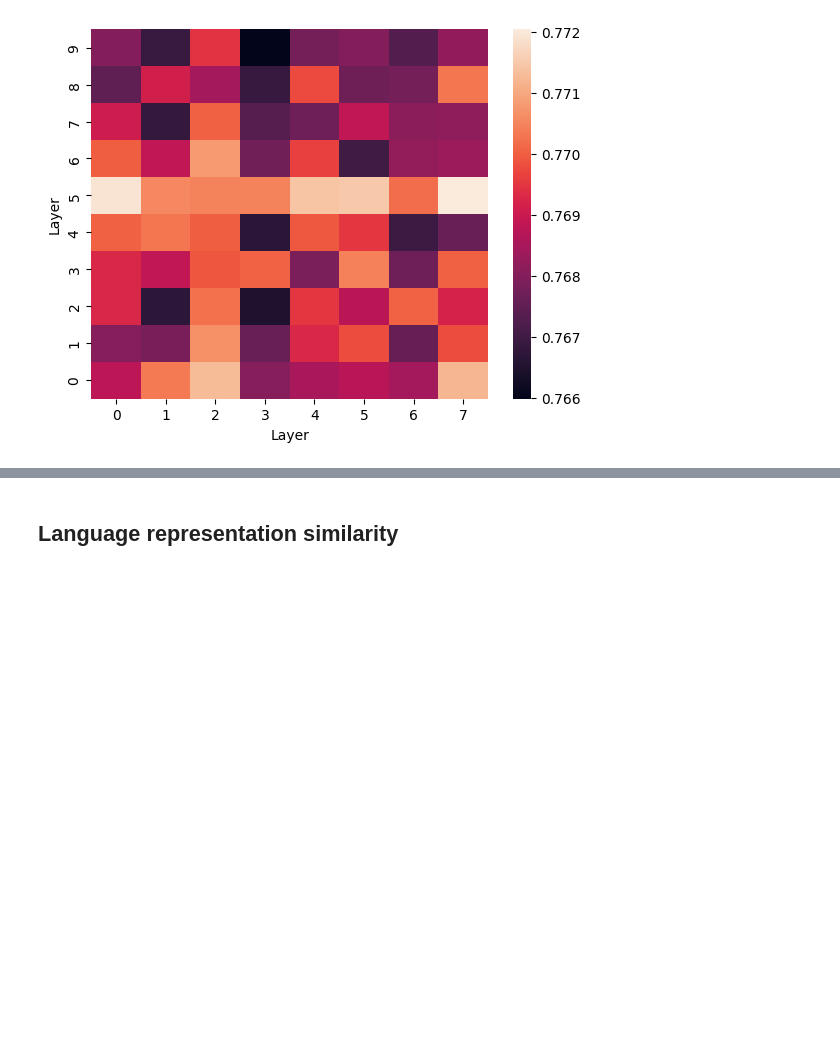
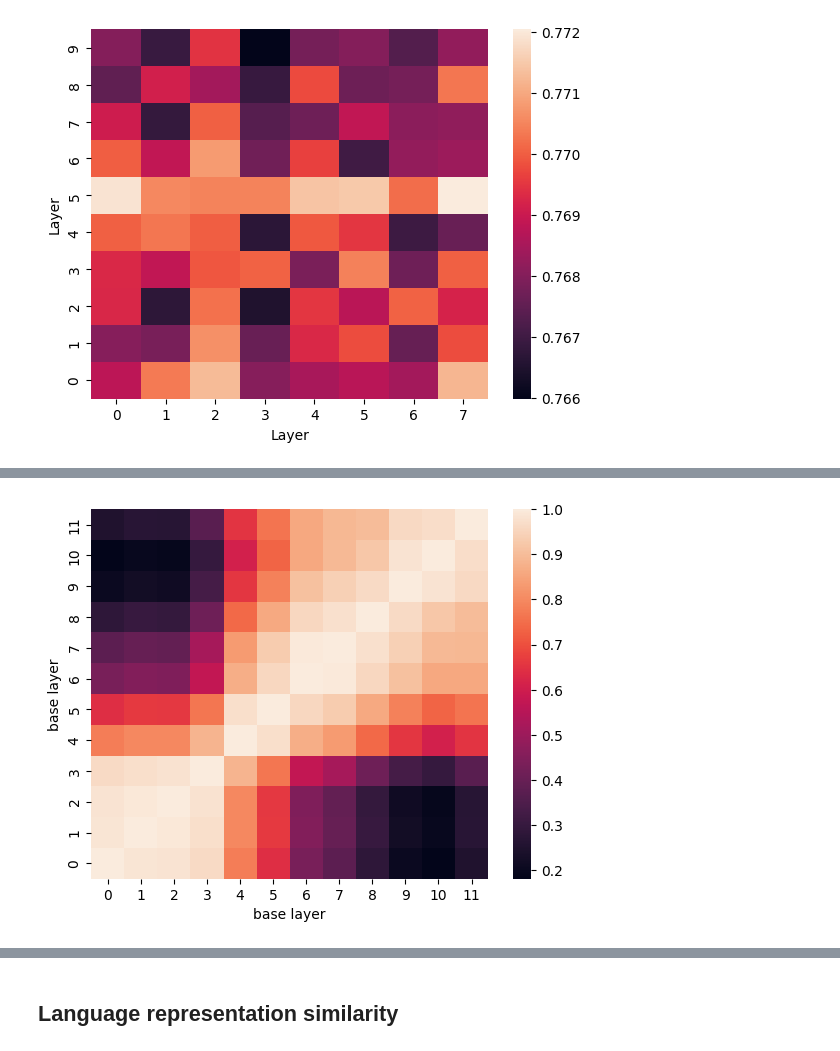
Before and after one commit to MaxBelitsky/cross-lingual-subnetworks, a Jupyter notebook: svcca.ipynb, the cells around one changed output, grey strips where cells are left out. Drawn from its saved outputs; the diff is of its cells as text; code cells hidden in the pictures; blank space fills up the shorter version.

Commit message:
feat: first analysis plots for cka

```diff
--- a/svcca.ipynb
+++ b/svcca.ipynb
@@ -39,8 +39,8 @@ import numpy as np
 # One has 8 layers and 300 dimensional encodings
 # The other has 10 layers and 300 dimensional encodings
 # Both evaluated on the same 1k examples
-repr1 = np.random.randn(8, 300, 1000)
-repr2 = np.random.randn(10, 300, 1000)
+repr1 = np.random.randn(8, 1000, 300)
+repr2 = np.random.randn(10, 1000, 300)
 # %%
 cka_results = dict()
 for i, layer_reprs1 in enumerate(repr1):
@@ -63,0 +71,33 @@ ax.set(xlabel="Layer", ylabel="Layer")
+# %%
+import torch
+en_xlmr_base = torch.load("data/encodings/xlmr_base/en.pt")
+en_xlmr_finetuned = torch.load("data/encodings/xlmr_mlm_finetuned/en.pt")
+# %%
+from cross_lingual_subnets.cka import cka
+import pandas as pd
+import seaborn as sns
+import matplotlib.pyplot as plt
+
+
+def cka_cross_layer(repr1, repr2, xlabel: str, ylabel: str, savename:str=None):
+    cka_results = dict()
+    for i in range(len(repr1)):
+        layer_reprs1 = repr1[i].detach()
+        res = []
+        for j in range(len(repr2)):
+            layer_reprs2 = repr2[j].detach()
+            res.append(cka(layer_reprs1, layer_reprs2))
+        cka_results[i] = res
+
+    df = pd.DataFrame(cka_results)
+    df = df.sort_index(ascending=False)
+
+    ax = sns.heatmap(df)
+    ax.set(xlabel=f"{xlabel} layer", ylabel=f"{ylabel} layer")
+    if savename is not None:
+        plt.savefig(f"images/{savename}")
+# %%
+# Sanity check: is the same model similar to itself?
+cka_cross_layer(en_xlmr_base, en_xlmr_base, xlabel="base", ylabel="base")
+# %% [output]
+[figure, added]
```
Also changed, not shown: parts of 11 cells of this notebook.
